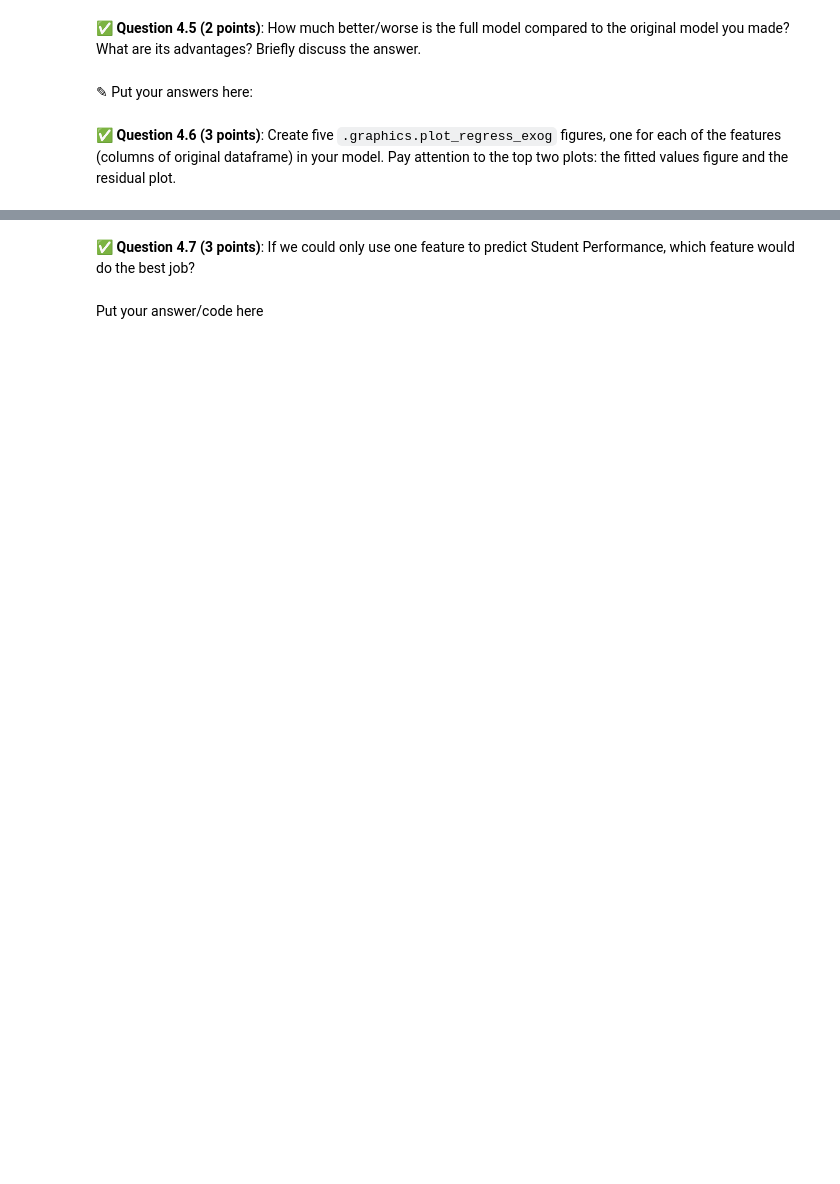
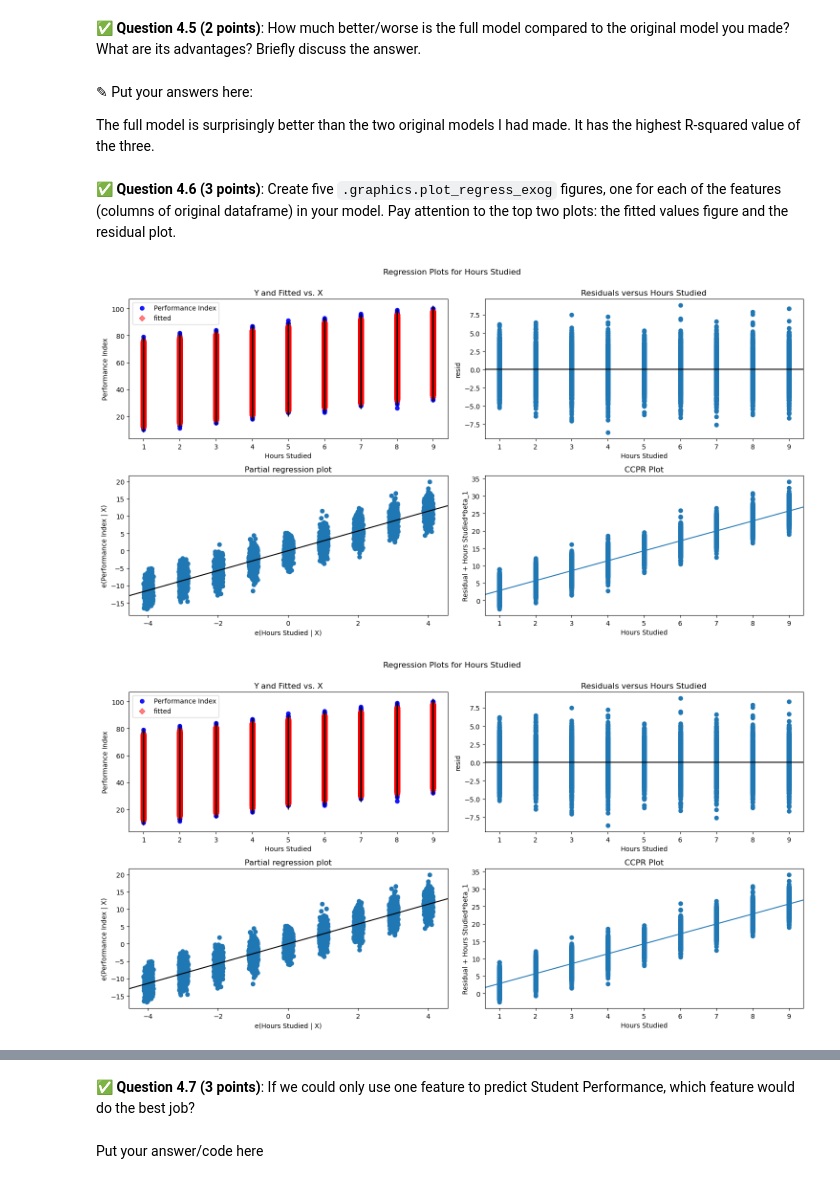
Before and after one commit to jackcienkus/CMSE202-s25-turnin, a Jupyter notebook: hw-03/HW-03_Regression-S25-STUDENT.ipynb, the cells around one changed output, grey strips where cells are left out. Saved outputs shown, nothing was run; the diff lists cells and outputs as text; code cells hidden in the pictures; blank space fills up the shorter version.

```diff
--- a/hw-03/HW-03_Regression-S25-STUDENT.ipynb
+++ b/hw-03/HW-03_Regression-S25-STUDENT.ipynb
@@ -261,0 +287,22 @@ First, download and read in this synthetic dataset of Student Performance. `http
+# %%
+# Put your code here
+perf_idx = stud_perf.iloc[:,5]
+
+my_dict1 = {'Hours Studied': stud_perf.iloc[:,0], 'Previous Scores': stud_perf.iloc[:,1],\
+            'Extracurricular Activities': stud_perf.iloc[:,2]}
+frame1 = pd.DataFrame(my_dict1)
+frame1_with_cnst = sm.add_constant(frame1)
+
+model1 = sm.OLS(perf_idx, frame1_with_cnst)
+results1 = model1.fit()
+
+my_dict2 = {'Extracurricular Activities': stud_perf.iloc[:,2],\
+            'Sample Question Papers Practiced': stud_perf.iloc[:,3], 'Sleep Hours': stud_perf.iloc[:,4]}
+frame2 = pd.DataFrame(my_dict2)
+frame2_with_cnst = sm.add_constant(frame2)
+
+model2 = sm.OLS(perf_idx, frame2_with_cnst)
+results2 = model2.fit()
+
+print(results1.summary())
+print(results2.summary())
@@ -273,0 +339,12 @@ First, download and read in this synthetic dataset of Student Performance. `http
+# %%
+# Put your code here
+my_dict3 = {'Hours Studied': stud_perf.iloc[:,0], 'Previous Scores': stud_perf.iloc[:,1],\
+            'Extracurricular Activities': stud_perf.iloc[:,2],\
+            'Sample Question Papers Practiced': stud_perf.iloc[:,3], 'Sleep Hours': stud_perf.iloc[:,4]}
+frame3 = pd.DataFrame(my_dict3)
+frame3_with_cnst = sm.add_constant(frame3)
+
+model3 = sm.OLS(perf_idx, frame3_with_cnst)
+results3 = model3.fit()
+
+print(results3.summary())
@@ -275,5 +370,7 @@ First, download and read in this synthetic dataset of Student Performance. `http
 &#9989;  **Question 4.5 (2 points)**: How much better/worse is the full model compared to the original model you made? What are its advantages? Briefly discuss the answer.
 # %% [markdown]
 <font size=+3>&#9998;</font> Put your answers here:
+
+The full model is surprisingly better than the two original models I had made. It has the highest R-squared value of the three.
 # %% [markdown]
 &#9989;  **Question 4.6 (3 points)**: Create five `.graphics.plot_regress_exog` figures, one for each of the features (columns of original dataframe) in your model. Pay attention to the top two plots: the fitted values figure and the residual plot.
@@ -281,0 +377,7 @@ First, download and read in this synthetic dataset of Student Performance. `http
+# %%
+# Put your code here.
+fig1 = plt.figure(figsize=(15,8))
+sm.graphics.plot_regress_exog(results3, 'Hours Studied', fig=fig1)
+# %% [output]
+[figure, added]
+[figure, added]
```
Also changed, not shown: parts of 16 cells of this notebook.
